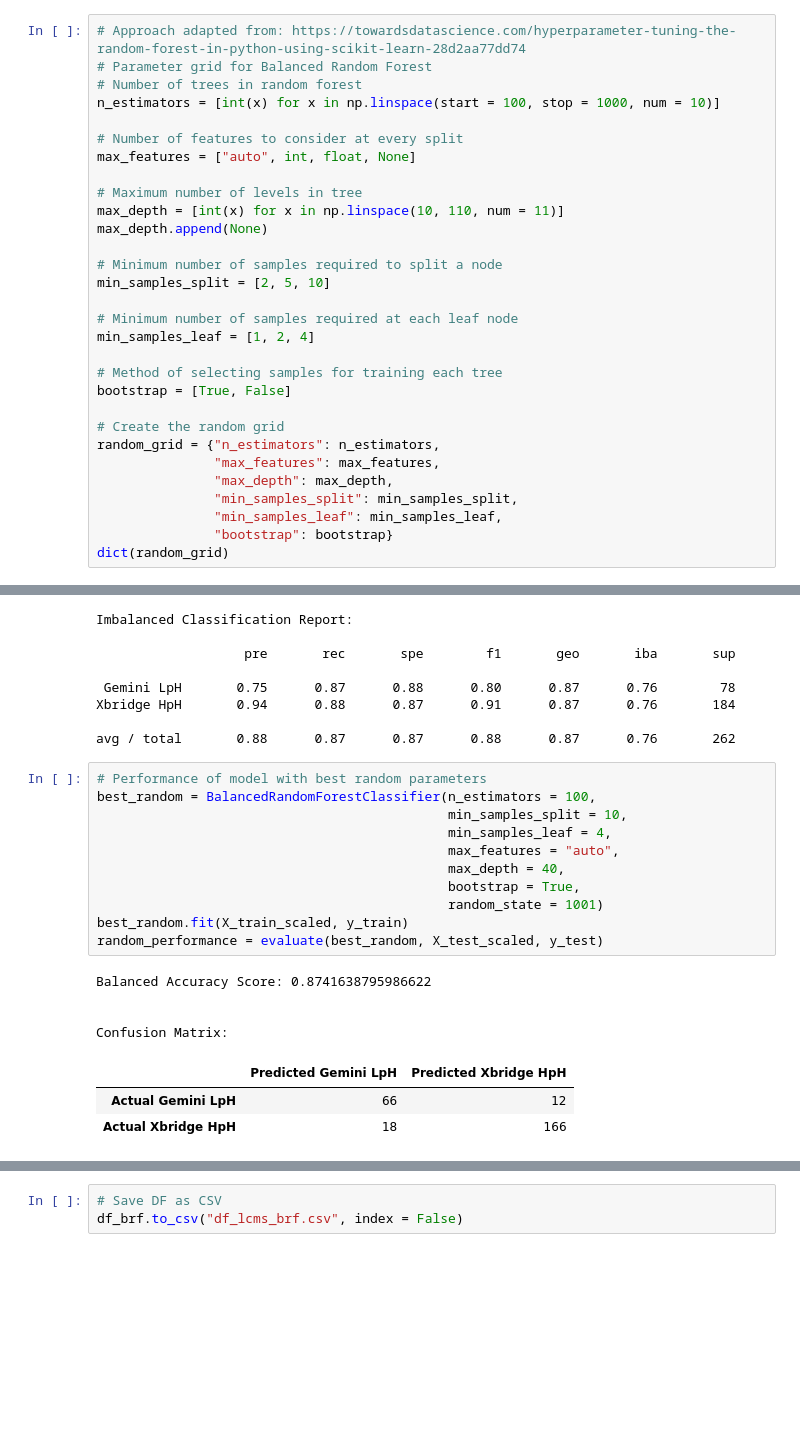
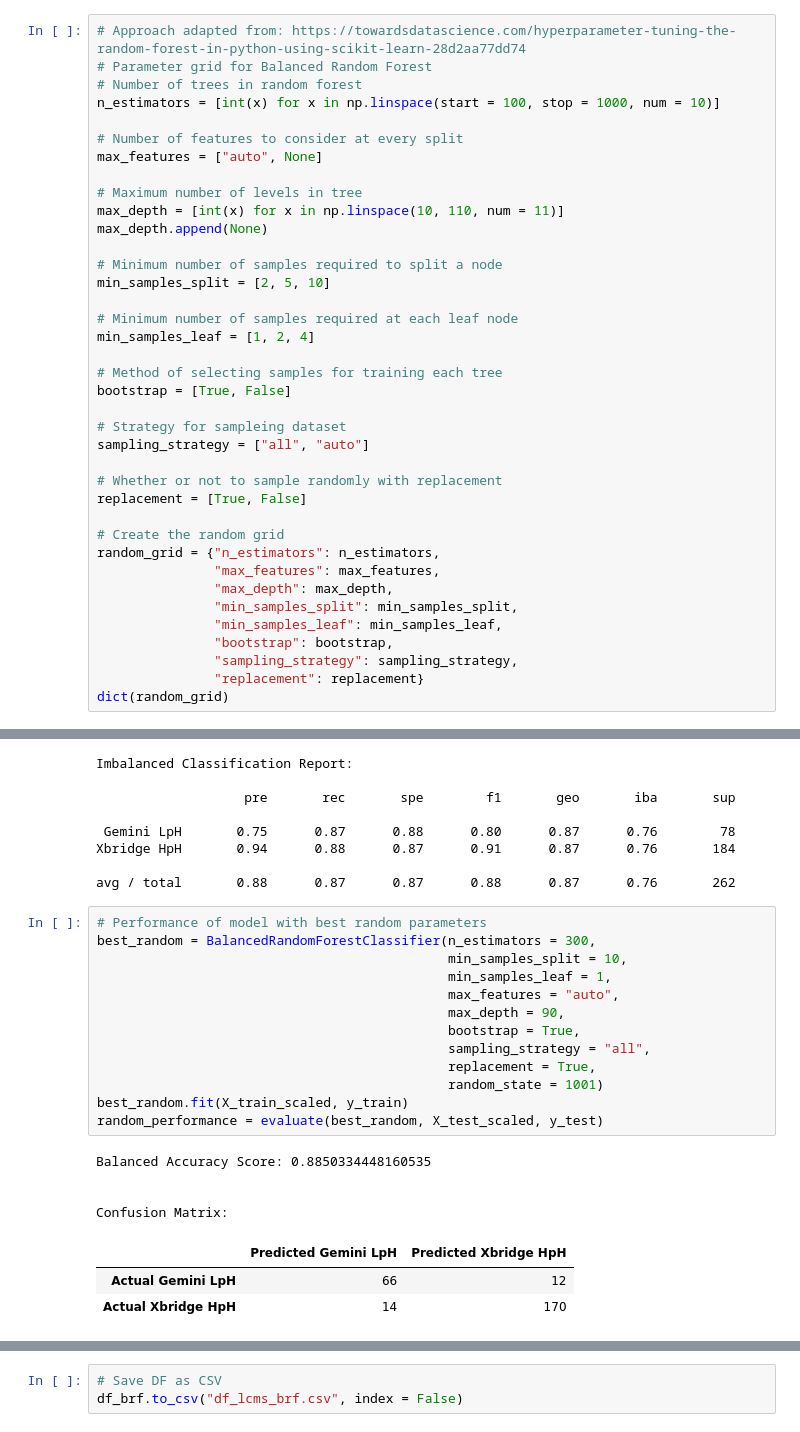
Before and after one commit to jenamis/final-project, a Jupyter notebook: MachineLearning/LCMS/lcms_balanced_random_forest_param_search_final.ipynb, the cells around one changed output, grey strips where cells are left out. Saved outputs shown, nothing was run; the diff lists cells and outputs as text; blank space fills up the shorter version.

```diff
--- a/MachineLearning/LCMS/lcms_balanced_random_forest_param_search_final.ipynb
+++ b/MachineLearning/LCMS/lcms_balanced_random_forest_param_search_final.ipynb
@@ -132,7 +132,7 @@ X_test_scaled = X_scaler.transform(X_test)
 n_estimators = [int(x) for x in np.linspace(start = 100, stop = 1000, num = 10)]
 
 # Number of features to consider at every split
-max_features = ["auto", int, float, None]
+max_features = ["auto", None]
 
 # Maximum number of levels in tree
 max_depth = [int(x) for x in np.linspace(10, 110, num = 11)]
@@ -147,13 +147,21 @@ min_samples_leaf = [1, 2, 4]
 # Method of selecting samples for training each tree
 bootstrap = [True, False]
 
+# Strategy for sampleing dataset
+sampling_strategy = ["all", "auto"]
+
+# Whether or not to sample randomly with replacement
+replacement = [True, False]
+
 # Create the random grid
 random_grid = {"n_estimators": n_estimators,
                "max_features": max_features,
                "max_depth": max_depth,
                "min_samples_split": min_samples_split,
                "min_samples_leaf": min_samples_leaf,
-               "bootstrap": bootstrap}
+               "bootstrap": bootstrap,
+               "sampling_strategy": sampling_strategy,
+               "replacement": replacement}
 dict(random_grid)
 # %% [output]
 {'n_estimators': [100, 200, 300, 400, 500, 600, 700, 800, 900, 1000],
@@ -223,23 +234,25 @@ Xbridge HpH       0.94      0.88      0.87      0.91      0.87      0.76       1
 avg / total       0.88      0.87      0.87      0.88      0.87      0.76       262
 # %%
 # Performance of model with best random parameters
-best_random = BalancedRandomForestClassifier(n_estimators = 100,
+best_random = BalancedRandomForestClassifier(n_estimators = 300,
                                              min_samples_split = 10,
-                                             min_samples_leaf = 4,
+                                             min_samples_leaf = 1,
                                              max_features = "auto",
-                                             max_depth = 40,
+                                             max_depth = 90,
                                              bootstrap = True,
+                                             sampling_strategy = "all",
+                                             replacement = True,
                                              random_state = 1001)
 best_random.fit(X_train_scaled, y_train)
 random_performance = evaluate(best_random, X_test_scaled, y_test)
 # %% [output]
-Balanced Accuracy Score: 0.8741638795986622
+Balanced Accuracy Score: 0.8850334448160535
 
 
 Confusion Matrix:
 |  | Predicted Gemini LpH | Predicted Xbridge HpH |
 | Actual Gemini LpH | 66 | 12 |
-| Actual Xbridge HpH | 18 | 166 |
+| Actual Xbridge HpH | 14 | 170 |
 Imbalanced Classification Report:
 
                    pre       rec       spe        f1       geo       iba       sup
```
Also changed, not shown: parts of 11 cells of this notebook, 7 other files.
